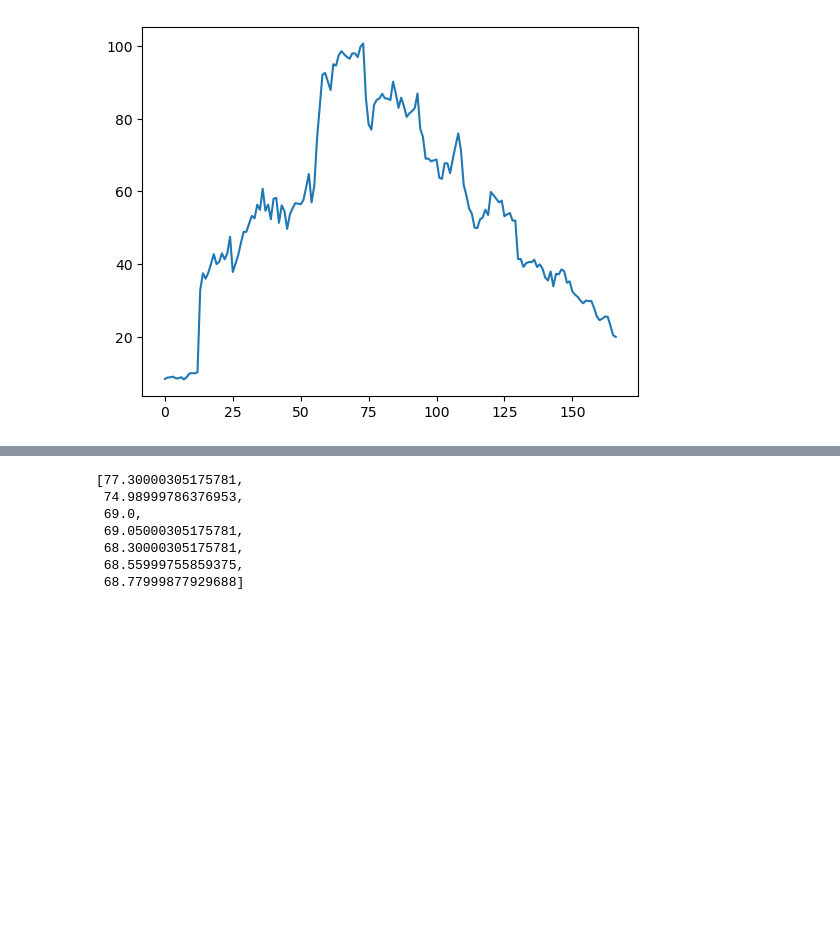
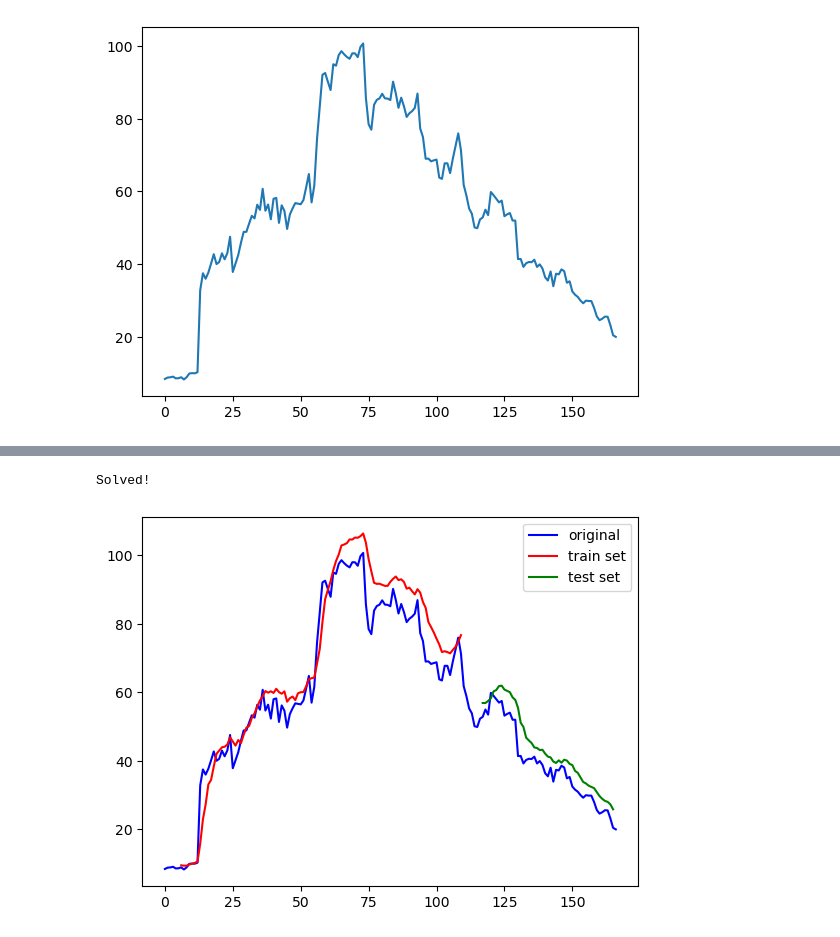
Before and after one commit to dlgkdud/RL-timeseries-forecasting, a Jupyter notebook: rl.ipynb, the cells around one changed output, grey strips where cells are left out. Drawn from its saved outputs; the diff is of its cells as text; code cells hidden in the pictures; blank space fills up the shorter version.

```diff
--- a/rl.ipynb
+++ b/rl.ipynb
@@ -25,7 +25,7 @@ plt.show()
 # %%
 import torch
 
-def create_dataset(dataset, lookback):
+def create_dataset2(dataset, lookback):
     """Transform a time series into a prediction dataset
 
     Args:
@@ -35,18 +35,18 @@ def create_dataset(dataset, lookback):
     X, y = [], []
     for i in range(len(dataset)-lookback):
         feature = dataset[i:i+lookback]
-        target = dataset[i+1:i+lookback+1]
+        target = dataset[i+lookback:i+lookback+1]
         X.append(feature)
         y.append(target)
-    return torch.tensor(np.array(X)), torch.tensor(np.array(y))
+    return torch.tensor(X).squeeze(), torch.tensor(y).squeeze(-1)
 # %%
 lookback = 7
 # train-test split for time series
 train_size = int(len(df) * 0.67)
 test_size = len(df) - train_size
 train, test = df[:train_size], df[train_size:]
-X_train, y_train = create_dataset(train, lookback=lookback)
-X_test, y_test = create_dataset(test, lookback=lookback)
+X_train, y_train = create_dataset2(train, lookback=lookback)
+X_test, y_test = create_dataset2(test, lookback=lookback)
 print(X_train.shape, y_train.shape)
 print(X_test.shape, y_test.shape)
 # %% [output]
@@ -58,9 +58,13 @@ import torch.nn as nn
 class Model(nn.Module):
     def __init__(self):
         super().__init__()
-        self.lstm = nn.LSTM(input_size=1, hidden_size=50, num_layers=1, batch_first=True)
-        self.linear = nn.Linear(50, 1)
+        self.linear1 = nn.Linear(7, 50)
+        self.linear2 = nn.Linear(50, 2)
+
+        self.saved_log_probs = []
+        self.rewards = []
+
     def forward(self, x):
-        x, _ = self.lstm(x)
-        x = self.linear(x)
+        x = nn.ReLU()(self.linear1(x))
+        x = self.linear2(x)
         return x
@@ -93,17 +70,0 @@ class Agent:
-# %%
-def getState(data, t, n):
-    d = t - n + 1
-    block = data[d:t + 1] if d >= 0 else -d * [data[0]] + data[0:t + 1] # pad with t0
-    # res = []
-    # for i in range(n - 1):
-    #     res.append(sigmoid((block[i + 1] - block[i])))
-    return block
-getState(df.squeeze().tolist(), 100, 7)
-# %% [output]
-[77.30000305175781,
- 74.98999786376953,
- 69.0,
- 69.05000305175781,
- 68.30000305175781,
- 68.55999755859375,
- 68.77999877929688]
@@ -150,0 +167,27 @@ class Agent:
+# %%
+model = Model()
+optimizer = optim.Adam(model.parameters(), lr=1e-2)
+eps = np.finfo(np.float32).eps.item()
+# %%
+agent = Agent(list(df.squeeze()), model, optimizer)
+reward = agent.main()
+# %% [output]
+Solved!
+# %%
+with torch.no_grad():
+    # shift train predictions for plotting
+    train_plot = np.ones_like(df) * np.nan
+    y_pred = model(X_train)
+    y_pred = y_pred[:, -1]
+    train_plot[lookback:train_size] = model(X_train)[:, 0].unsqueeze(1)
+    # shift test predictions for plotting
+    test_plot = np.ones_like(df) * np.nan
+    test_plot[train_size+lookback:len(df)] = model(X_test)[:, 0].unsqueeze(1)
+# plot
+plt.plot(df, c='b', label='original')
+plt.plot(train_plot[1:], c='r', label='train set')
+plt.plot(test_plot[1:], c='g', label='test set')
+plt.legend()
+plt.show()
+# %% [output]
+[figure, added]
```
Also changed, not shown: parts of 6 cells of this notebook, 1 other file.
